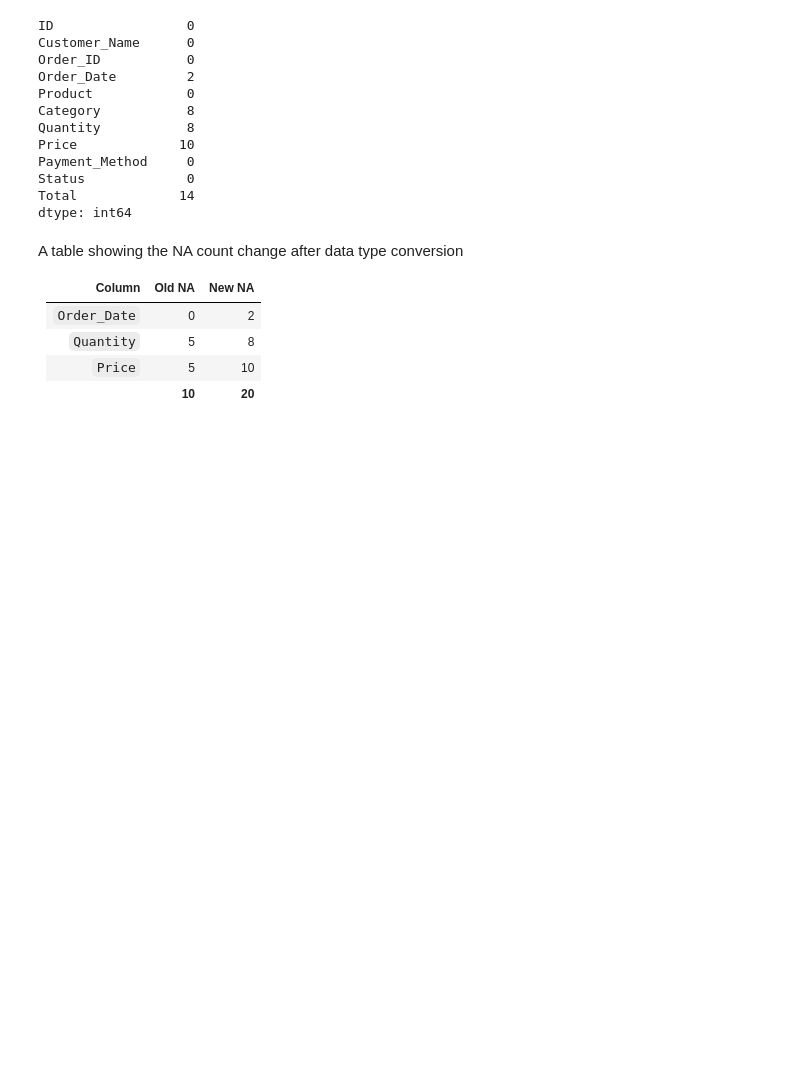
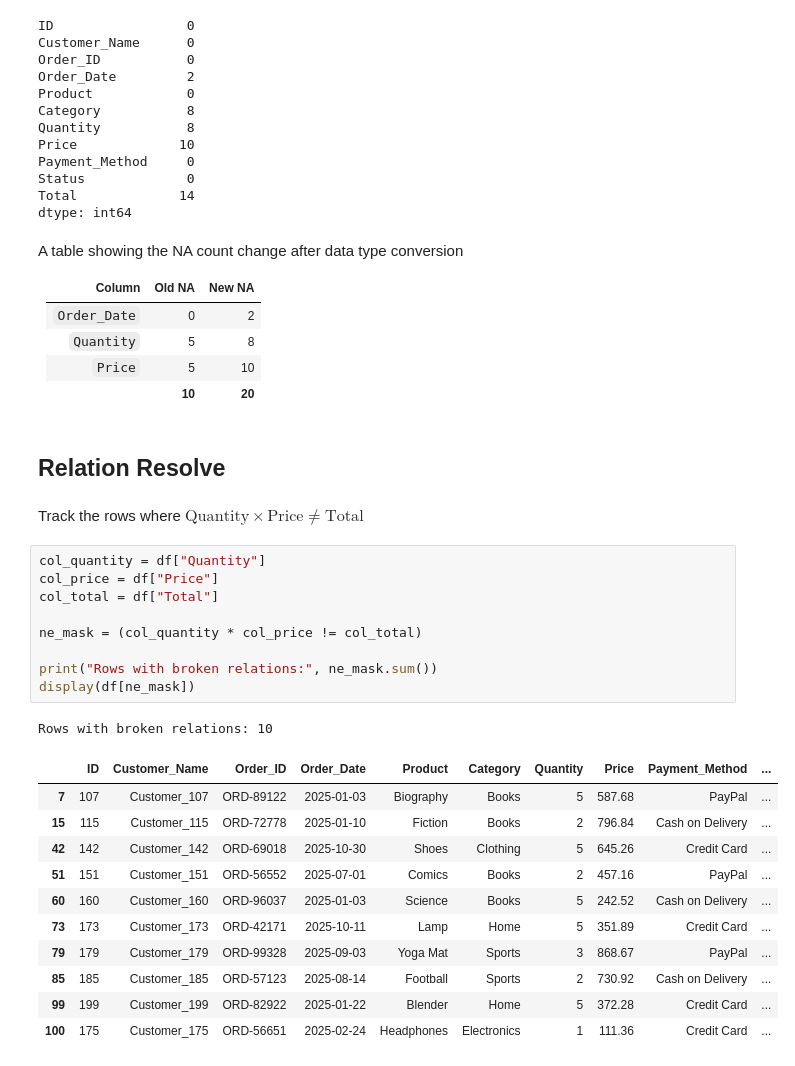
Before and after one commit to Gerum-Berhanu/data-cleaning, a Jupyter notebook: projects/05_ecommerce_sales/05_data_cleaning.ipynb, the cells around one changed output. Saved outputs shown, nothing was run; the diff lists cells and outputs as text; blank space fills up the shorter version.

Commit message:
ROI Approach: Relation Resolve

```diff
--- a/projects/05_ecommerce_sales/05_data_cleaning.ipynb
+++ b/projects/05_ecommerce_sales/05_data_cleaning.ipynb
@@ -302,3 +302,29 @@ A table showing the NA count change after data type conversion
 | `Quantity`  | 5       | 8         |
 | `Price`     | 5       | 10        |
 |             | **10**  | **20**    |
+# %% [markdown]
+## Relation Resolve
+# %% [markdown]
+Track the rows where $\text{Quantity} \times \text{Price} \ne \text{Total}$
+# %%
+col_quantity = df["Quantity"]
+col_price = df["Price"]
+col_total = df["Total"]
+
+ne_mask = (col_quantity * col_price != col_total)
+
+print("Rows with broken relations:", ne_mask.sum())
+display(df[ne_mask])
+# %% [output]
+Rows with broken relations: 10
+|  | ID | Customer_Name | Order_ID | Order_Date | Product | Category | Quantity | Price | Payment_Method | ... |
+| 7 | 107 | Customer_107 | ORD-89122 | 2025-01-03 | Biography | Books | 5 | 587.68 | PayPal | ... |
+| 15 | 115 | Customer_115 | ORD-72778 | 2025-01-10 | Fiction | Books | 2 | 796.84 | Cash on Delivery | ... |
+| 42 | 142 | Customer_142 | ORD-69018 | 2025-10-30 | Shoes | Clothing | 5 | 645.26 | Credit Card | ... |
+| 51 | 151 | Customer_151 | ORD-56552 | 2025-07-01 | Comics | Books | 2 | 457.16 | PayPal | ... |
+| 60 | 160 | Customer_160 | ORD-96037 | 2025-01-03 | Science | Books | 5 | 242.52 | Cash on Delivery | ... |
+| 73 | 173 | Customer_173 | ORD-42171 | 2025-10-11 | Lamp | Home | 5 | 351.89 | Credit Card | ... |
+| 79 | 179 | Customer_179 | ORD-99328 | 2025-09-03 | Yoga Mat | Sports | 3 | 868.67 | PayPal | ... |
+| 85 | 185 | Customer_185 | ORD-57123 | 2025-08-14 | Football | Sports | 2 | 730.92 | Cash on Delivery | ... |
+| 99 | 199 | Customer_199 | ORD-82922 | 2025-01-22 | Blender | Home | 5 | 372.28 | Credit Card | ... |
+| 100 | 175 | Customer_175 | ORD-56651 | 2025-02-24 | Headphones | Electronics | 1 | 111.36 | Credit Card | ... |
```
Also changed, not shown: parts of 3 cells of this notebook.
